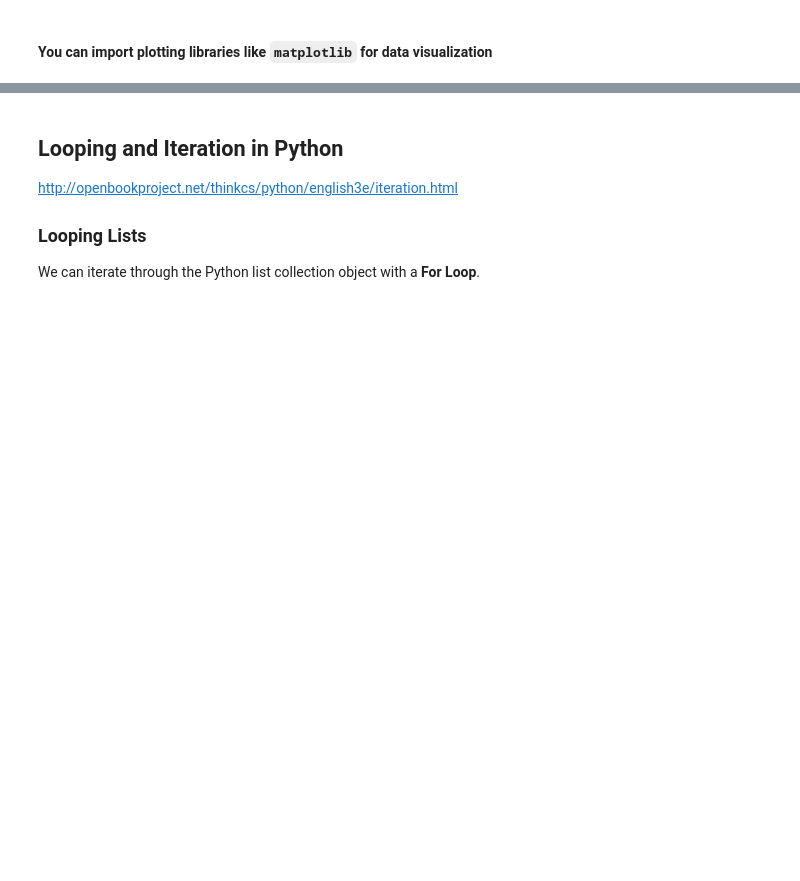
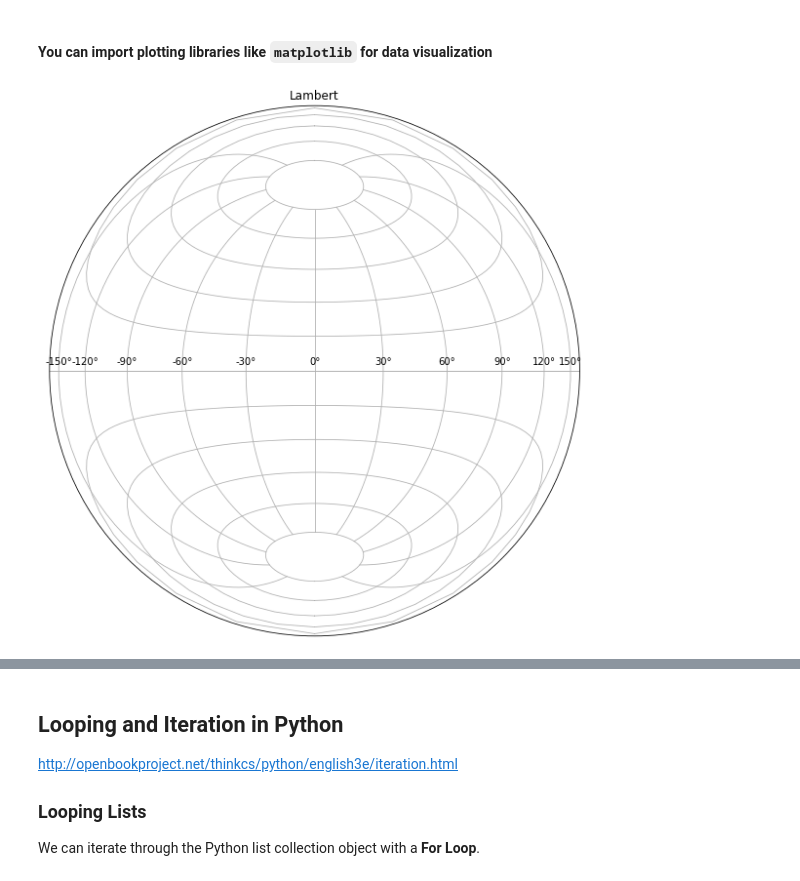
Before and after one commit to pratt-savi-810/pratt-savi-810-2020-03-lesson_02, a Jupyter notebook: lesson_02.ipynb, the cells around one changed output, grey strips where cells are left out. Drawn from its saved outputs; the diff is of its cells as text; code cells hidden in the pictures; blank space fills up the shorter version.

```diff
--- a/lesson_02.ipynb
+++ b/lesson_02.ipynb
@@ -82,3 +209,19 @@ import matplotlib.pyplot as plt
+# %%
+import matplotlib.pyplot as plt
+
+plt.figure(figsize=(10, 10))
+
+plt.subplot(111, projection='lambert')  # lambert is a Projection System
+
+plt.title('Lambert')
+
+plt.grid(True)
+
+plt.savefig('img/lambert_projection.png') #, format='svg')
+
+plt.show()  # makes sure I print the plot out to the cell below
+# %% [output]
+[figure, added]
 # %% [markdown]
 ### There are two main sources where you can find and install Python Packages
 
```
Also changed, not shown: parts of 67 cells of this notebook, 7 other files.
